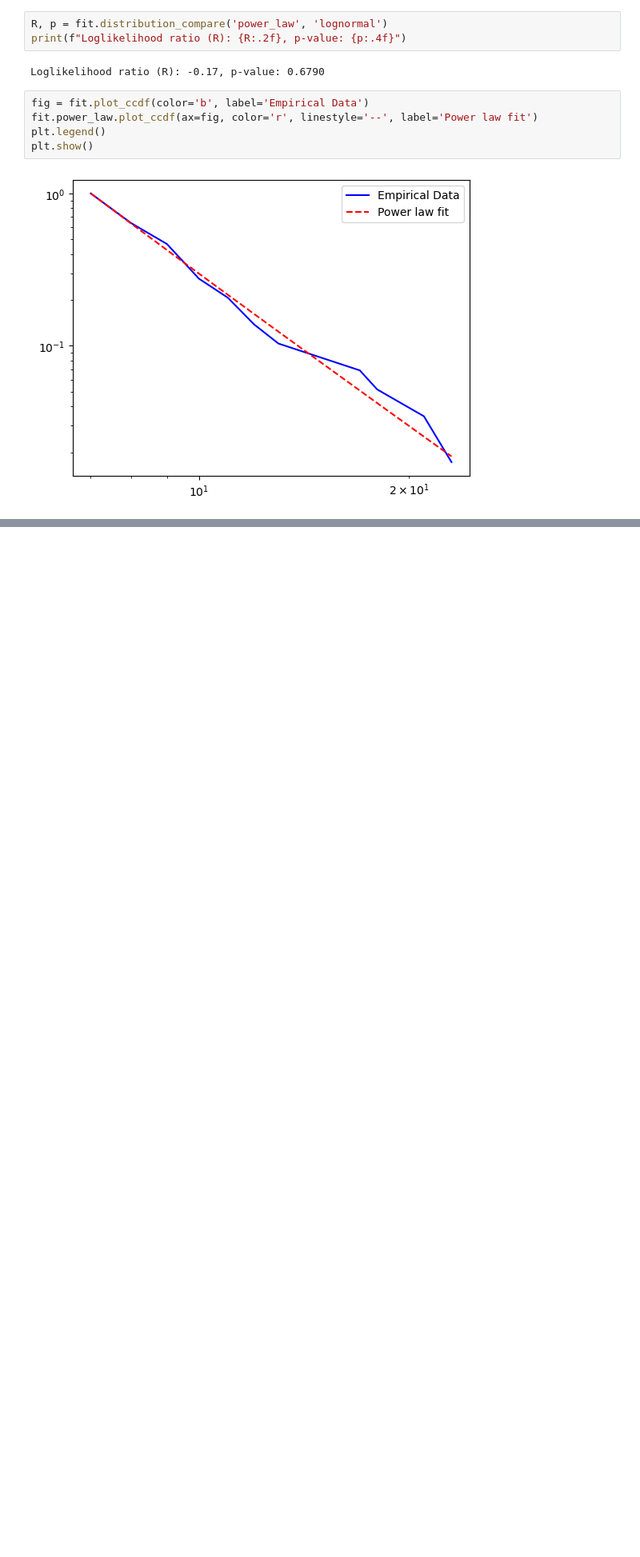
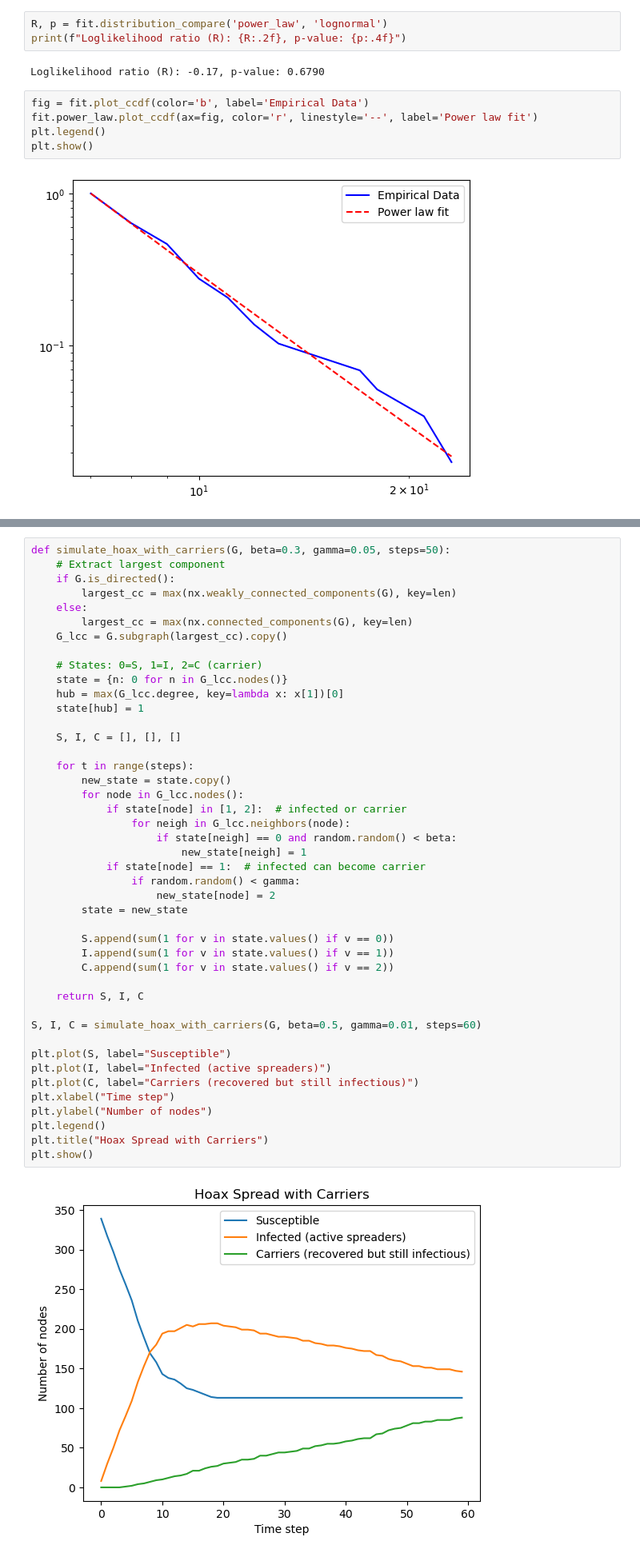
Before and after one commit to TheFreeMan21/networks-analysis-project, a Jupyter notebook: Bogdan's Work/testing.ipynb, the cells around one changed output, grey strips where cells are left out. Shown: that part at 80% size. Cells and saved outputs as stored; diff of their text form; blank space fills up the shorter version.

```diff
--- a/Bogdan's Work/testing.ipynb
+++ b/Bogdan's Work/testing.ipynb
@@ -138,0 +147,46 @@ plt.show()
+# %%
+def simulate_hoax_with_carriers(G, beta=0.3, gamma=0.05, steps=50):
+    # Extract largest component
+    if G.is_directed():
+        largest_cc = max(nx.weakly_connected_components(G), key=len)
+    else:
+        largest_cc = max(nx.connected_components(G), key=len)
+    G_lcc = G.subgraph(largest_cc).copy()
+
+    # States: 0=S, 1=I, 2=C (carrier)
+    state = {n: 0 for n in G_lcc.nodes()}
+    hub = max(G_lcc.degree, key=lambda x: x[1])[0]
+    state[hub] = 1
+
+    S, I, C = [], [], []
+
+    for t in range(steps):
+        new_state = state.copy()
+        for node in G_lcc.nodes():
+            if state[node] in [1, 2]:  # infected or carrier
+                for neigh in G_lcc.neighbors(node):
+                    if state[neigh] == 0 and random.random() < beta:
+                        new_state[neigh] = 1
+            if state[node] == 1:  # infected can become carrier
+                if random.random() < gamma:
+                    new_state[node] = 2
+        state = new_state
+
+        S.append(sum(1 for v in state.values() if v == 0))
+        I.append(sum(1 for v in state.values() if v == 1))
+        C.append(sum(1 for v in state.values() if v == 2))
+
+    return S, I, C
+
+S, I, C = simulate_hoax_with_carriers(G, beta=0.5, gamma=0.01, steps=60)
+
+plt.plot(S, label="Susceptible")
+plt.plot(I, label="Infected (active spreaders)")
+plt.plot(C, label="Carriers (recovered but still infectious)")
+plt.xlabel("Time step")
+plt.ylabel("Number of nodes")
+plt.legend()
+plt.title("Hoax Spread with Carriers")
+plt.show()
+# %% [output]
+[figure, added]
```
Also changed, not shown: parts of 9 cells of this notebook, 3 other files.
